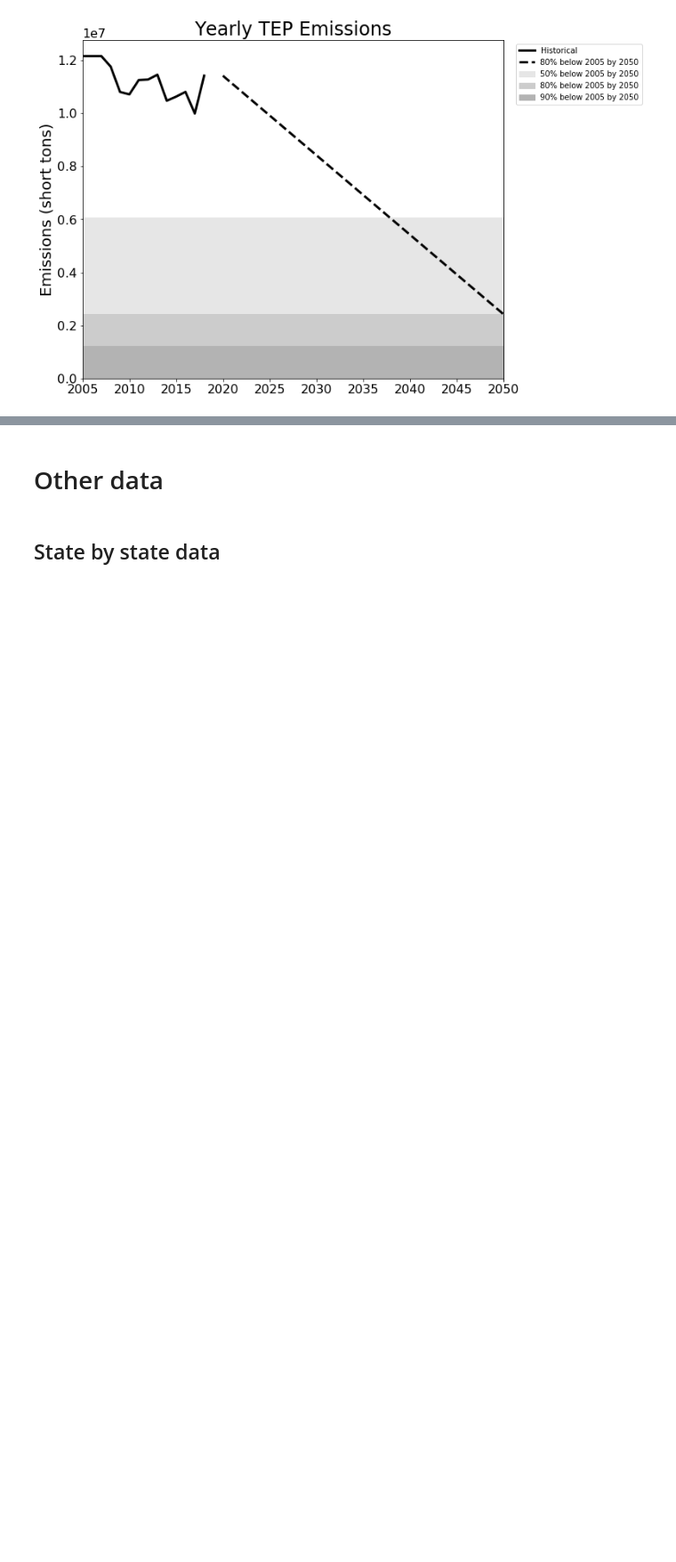
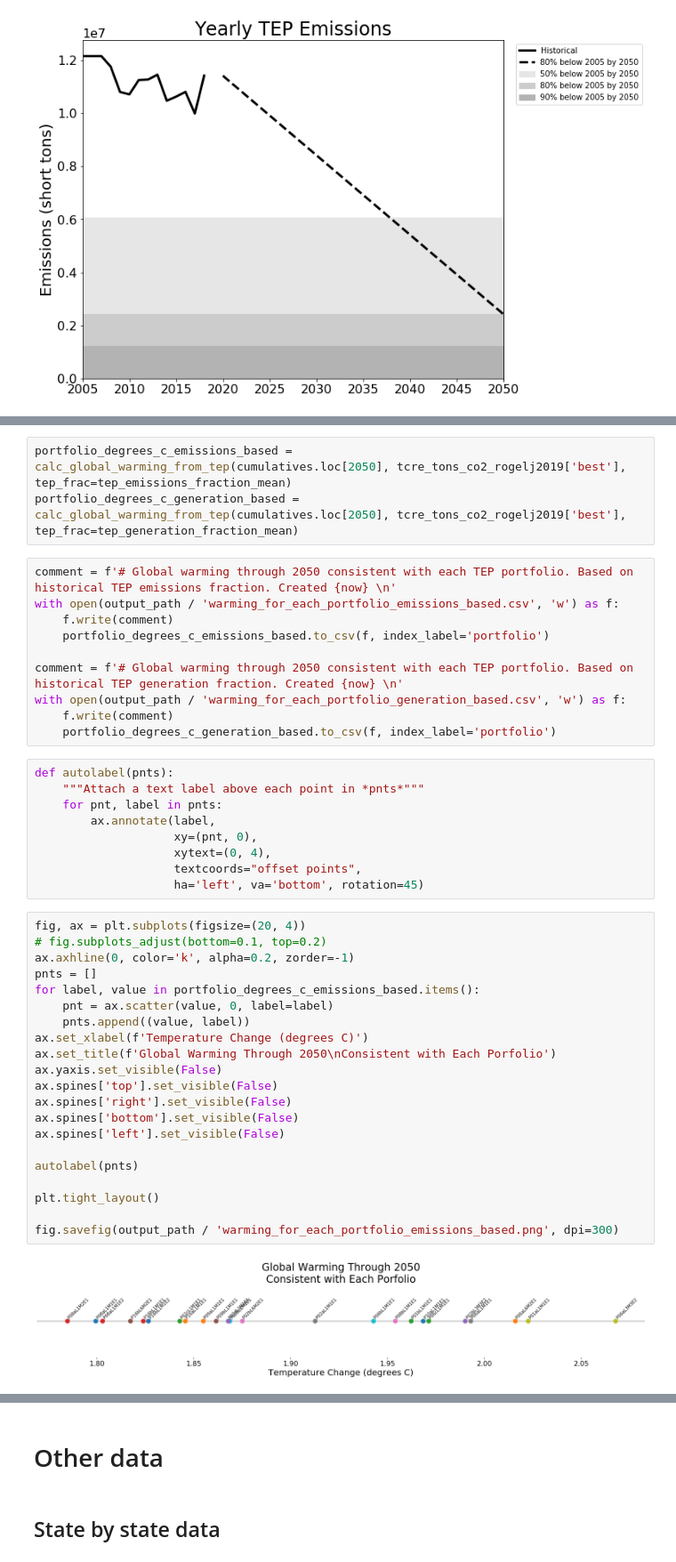
Before and after one commit to CLIMAS-UA/tepcarbon, a Jupyter notebook: tep_carbon.ipynb, the cells around one changed output, grey strips where cells are left out. Shown at 89% size. Cells and saved outputs as stored; diff of their text form; blank space fills up the shorter version.

Commit message:
add degrees c for each portfolio (#15)

```diff
--- a/tep_carbon.ipynb
+++ b/tep_carbon.ipynb
@@ -1431,0 +1512,45 @@ fig.savefig(output_path / 'historical_and_projected.png', dpi=300)
+# %%
+portfolio_degrees_c_emissions_based = calc_global_warming_from_tep(cumulatives.loc[2050], tcre_tons_co2_rogelj2019['best'], tep_frac=tep_emissions_fraction_mean)
+portfolio_degrees_c_generation_based = calc_global_warming_from_tep(cumulatives.loc[2050], tcre_tons_co2_rogelj2019['best'], tep_frac=tep_generation_fraction_mean)
+# %%
+comment = f'# Global warming through 2050 consistent with each TEP portfolio. Based on historical TEP emissions fraction. Created {now} \n'
+with open(output_path / 'warming_for_each_portfolio_emissions_based.csv', 'w') as f:
+    f.write(comment)
+    portfolio_degrees_c_emissions_based.to_csv(f, index_label='portfolio')
+
+comment = f'# Global warming through 2050 consistent with each TEP portfolio. Based on historical TEP generation fraction. Created {now} \n'
+with open(output_path / 'warming_for_each_portfolio_generation_based.csv', 'w') as f:
+    f.write(comment)
+    portfolio_degrees_c_generation_based.to_csv(f, index_label='portfolio')
+# %%
+def autolabel(pnts):
+    """Attach a text label above each point in *pnts*"""
+    for pnt, label in pnts:
+        ax.annotate(label,
+                    xy=(pnt, 0),
+                    xytext=(0, 4),
+                    textcoords="offset points",
+                    ha='left', va='bottom', rotation=45)
+# %%
+fig, ax = plt.subplots(figsize=(20, 4))
+# fig.subplots_adjust(bottom=0.1, top=0.2)
+ax.axhline(0, color='k', alpha=0.2, zorder=-1)
+pnts = []
+for label, value in portfolio_degrees_c_emissions_based.items():
+    pnt = ax.scatter(value, 0, label=label)
+    pnts.append((value, label))
+ax.set_xlabel(f'Temperature Change (degrees C)')
+ax.set_title(f'Global Warming Through 2050\nConsistent with Each Porfolio')
+ax.yaxis.set_visible(False)
+ax.spines['top'].set_visible(False)
+ax.spines['right'].set_visible(False)
+ax.spines['bottom'].set_visible(False)
+ax.spines['left'].set_visible(False)
+
+autolabel(pnts)
+
+plt.tight_layout()
+
+fig.savefig(output_path / 'warming_for_each_portfolio_emissions_based.png', dpi=300)
+# %% [output]
+[figure, added]
```
Also changed, not shown: parts of 11 cells of this notebook, 7 other files.
